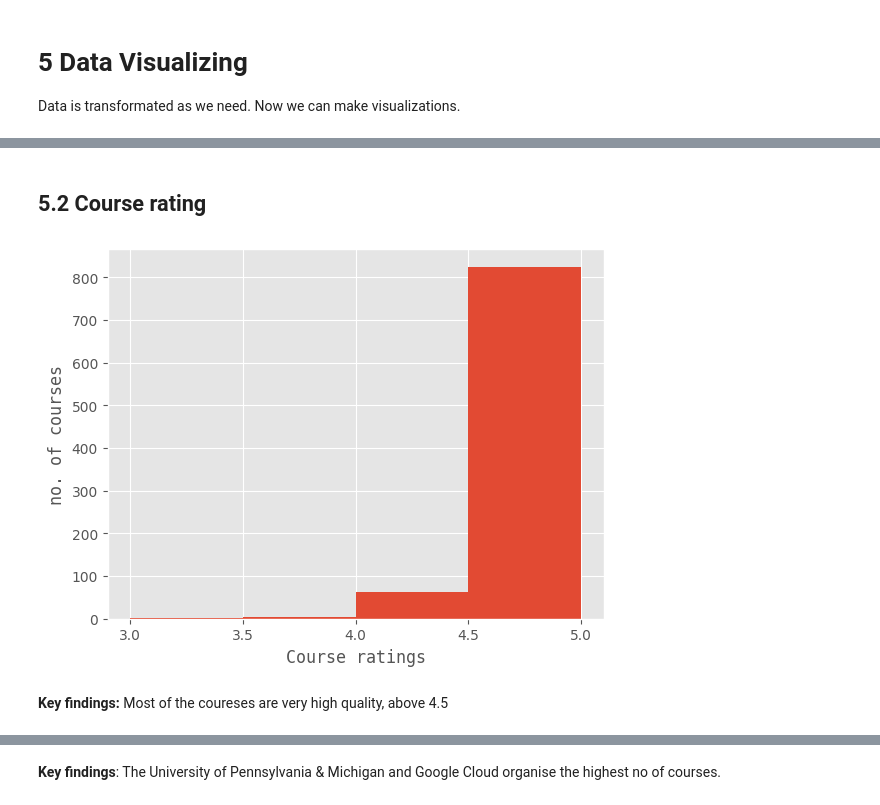
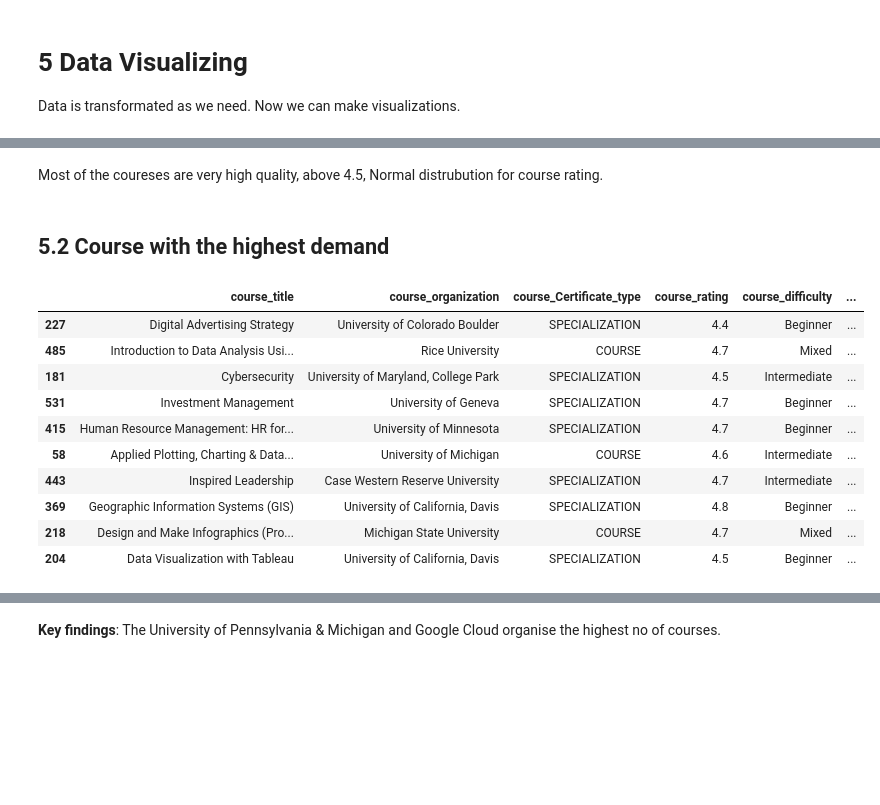
Before and after one commit to LeaMila/Anna_Balcerzak, a Jupyter notebook: task-final.ipynb, the cells around one changed output, grey strips where cells are left out. Drawn from its saved outputs; the diff is of its cells as text; code cells hidden in the pictures; blank space fills up the shorter version.

```diff
--- a/task-final.ipynb
+++ b/task-final.ipynb
@@ -99,0 +110,3 @@ dtype: bool
+# %%
+df1=df.drop(['Unnamed: 0'],axis='columns')
+df1.head()
@@ -198,9 +202,0 @@ font_label={'fontfamily':'monospace', 'fontsize':12}
-# %%
-df1=df['course_Certificate_type'].value_counts()
-data=['COURSE','SPECIALIZATION','PROFESSIONAL CERTIFICATE']
-explode = (0, 0.1, 0)  # only "explode" the 2nd slice (i.e. 'Hogs')
-fig1, ax1 = plt.subplots()
-ax1.pie(df1, explode=explode, labels=data, autopct='%1.1f%%',shadow=True, startangle=90)
-ax1.axis('equal')
-plt.title('Course specialisation ')
-plt.show()
@@ -213,15 +208,19 @@ plt.show()
+# %% [markdown]
+Most of the coureses are very high quality, above 4.5, Normal distrubution for course rating.
 # %% [markdown]
-## 5.2  Course rating
+## 5.2  Course with the highest demand
-# %%
-bins = [3.0, 3.5, 4.0, 4.5, 5.0]
-plt.hist(df['course_rating'], bins)
-plt.xticks(bins)
-
-plt.xlabel("Course ratings", fontdict=font_label)
-plt.ylabel("no. of courses", fontdict =font_label)
-
-plt.show()
-# %% [output]
-[figure, removed]
-# %% [markdown]
-**Key findings:** Most of the coureses are very high quality, above 4.5
+# %%
+sorted_course=df1.sort_values(by='course_students_enrolled',ascending=False)
+sorted_course.head(10)
+# %% [output]
+|  | course_title | course_organization | course_Certificate_type | course_rating | course_difficulty | ... |
+| 227 | Digital Advertising Strategy | University of Colorado Boulder | SPECIALIZATION | 4.4 | Beginner | ... |
+| 485 | Introduction to Data Analysis Usi... | Rice University | COURSE | 4.7 | Mixed | ... |
+| 181 | Cybersecurity | University of Maryland, College Park | SPECIALIZATION | 4.5 | Intermediate | ... |
+| 531 | Investment Management | University of Geneva | SPECIALIZATION | 4.7 | Beginner | ... |
+| 415 | Human Resource Management: HR for... | University of Minnesota | SPECIALIZATION | 4.7 | Beginner | ... |
+| 58 | Applied Plotting, Charting & Data... | University of Michigan | COURSE | 4.6 | Intermediate | ... |
+| 443 | Inspired Leadership | Case Western Reserve University | SPECIALIZATION | 4.7 | Intermediate | ... |
+| 369 | Geographic Information Systems (GIS) | University of California, Davis | SPECIALIZATION | 4.8 | Beginner | ... |
+| 218 | Design and Make Infographics (Pro... | Michigan State University | COURSE | 4.7 | Mixed | ... |
+| 204 | Data Visualization with Tableau | University of California, Davis | SPECIALIZATION | 4.5 | Beginner | ... |
```
Also changed, not shown: parts of 46 cells of this notebook.
